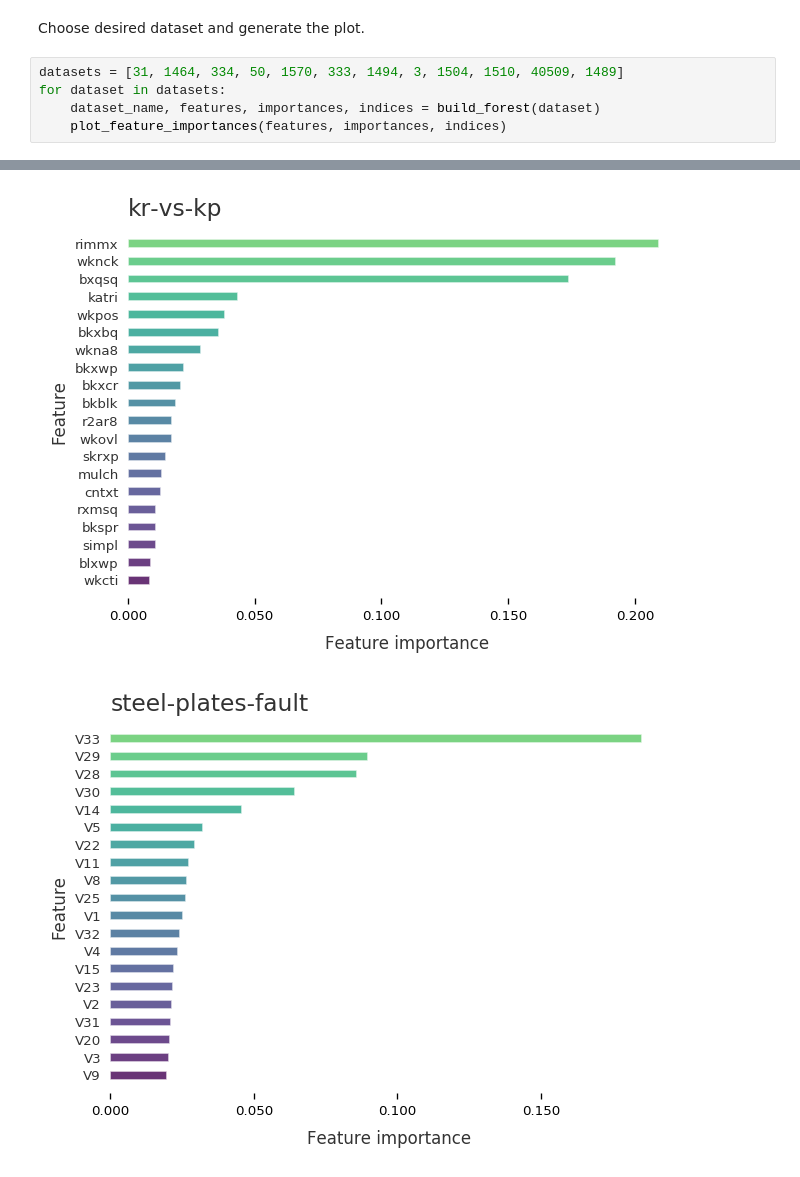
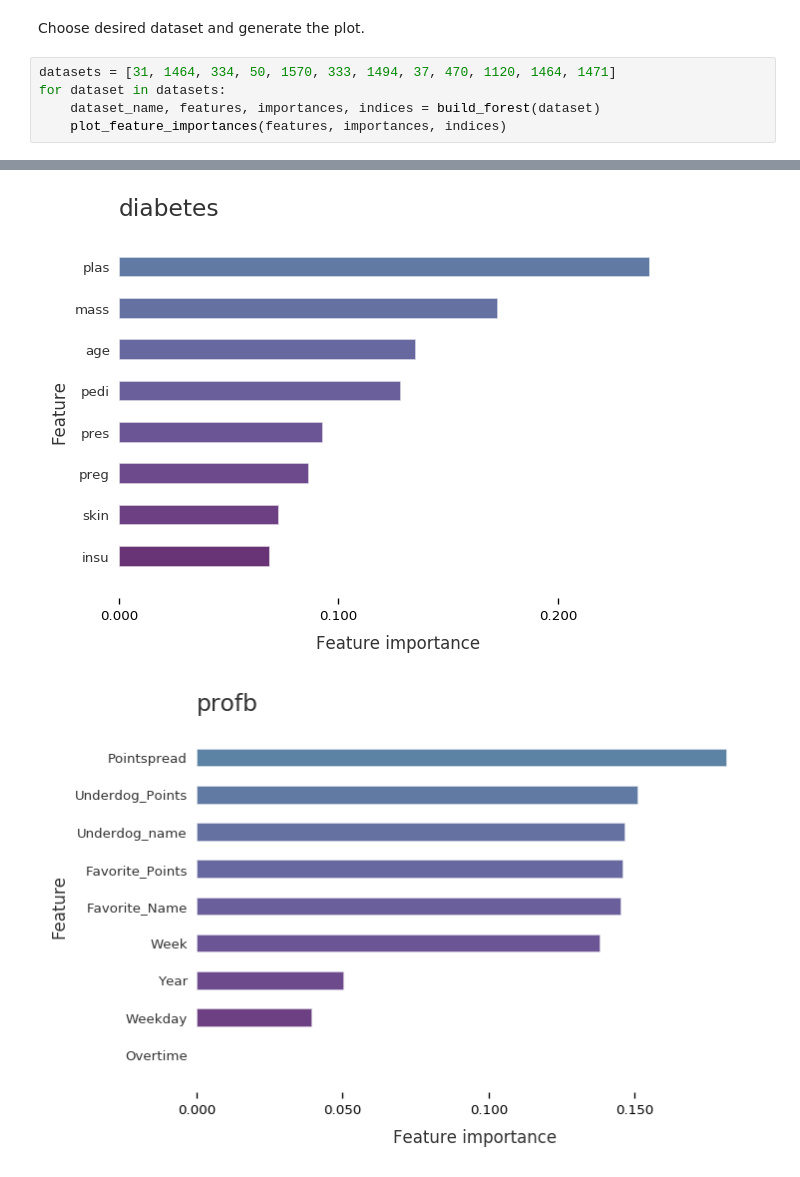
Before and after one commit to chinfang/auto-jupyter-notebook, a Jupyter notebook: test.ipynb, the cells around one changed output, grey strips where cells are left out. Cells and saved outputs as stored; diff of their text form.

```diff
--- a/test.ipynb
+++ b/test.ipynb
@@ -79,17 +79,17 @@ def plot_feature_importances(features, importances, indices):
 # %% [markdown]
 Choose desired dataset and generate the plot.
 # %%
-datasets = [31, 1464, 334, 50, 1570, 333, 1494, 3, 1504, 1510, 40509, 1489]
+datasets = [31, 1464, 334, 50, 1570, 333, 1494, 37, 470, 1120, 1464, 1471]
 for dataset in datasets:
     dataset_name, features, importances, indices = build_forest(dataset)
     plot_feature_importances(features, importances, indices)
 # %% [output]
 [figure]
 [figure]
 [figure]
 [figure]
 [figure]
 [figure]
 [figure]
-[figure, old version]
+[figure, new version]
-[figure, old version]
+[figure, new version]
```
Also changed, not shown: parts of 3 cells of this notebook.
